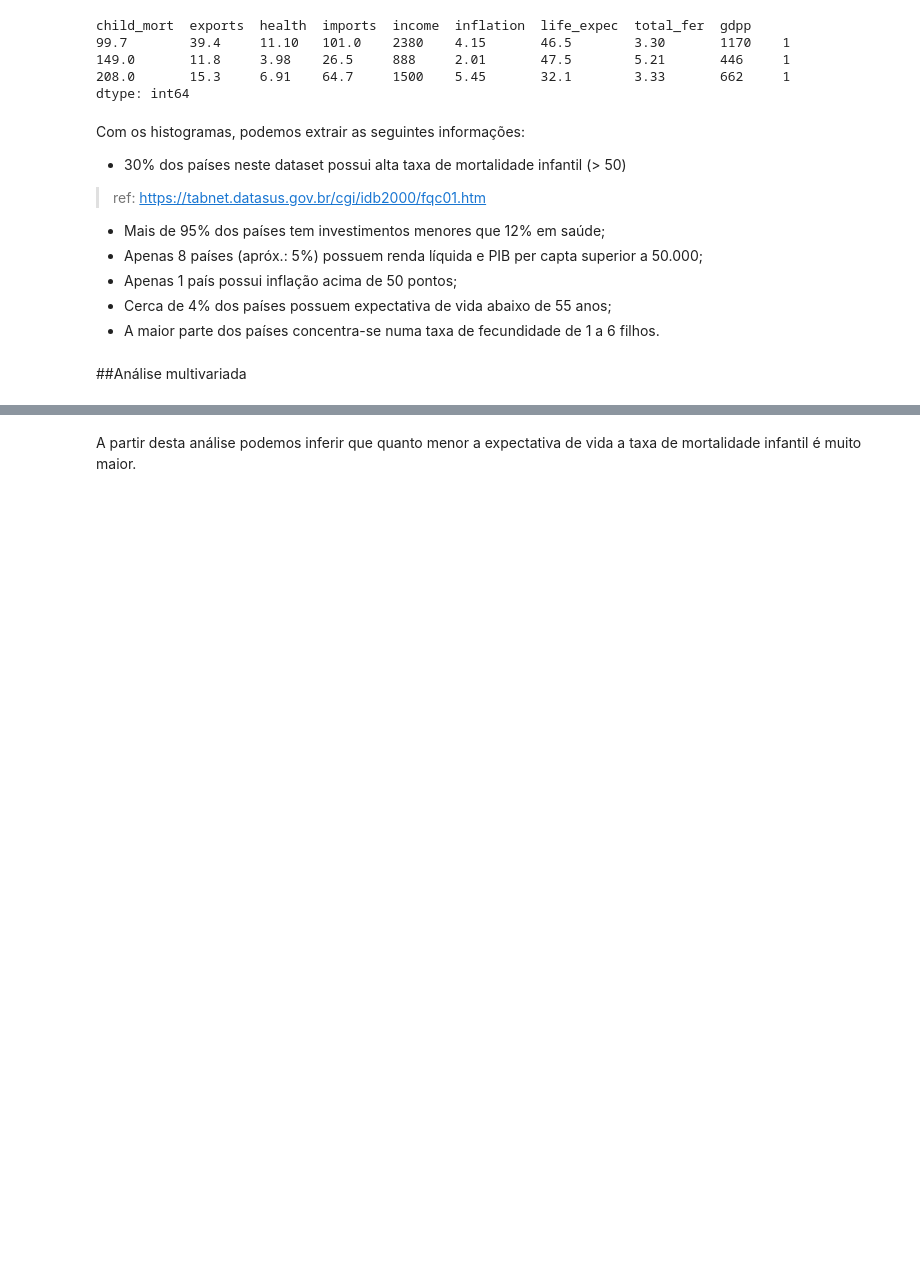
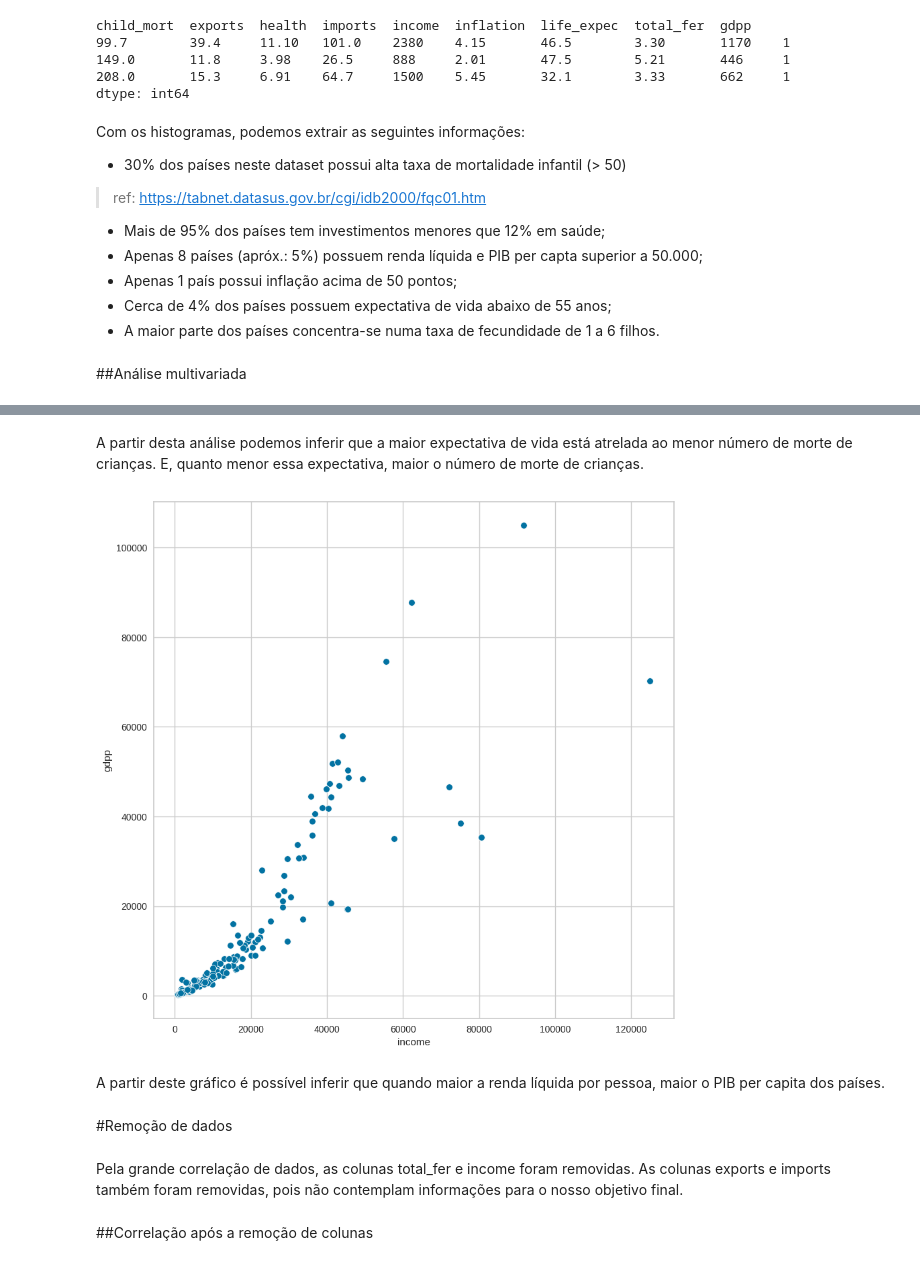
Before and after one commit to GabrielCdev/HELP_International_Analysis, a Jupyter notebook: HELP_International_Analysis.ipynb, the cells around one changed output, grey strips where cells are left out. Drawn from its saved outputs; the diff is of its cells as text; code cells hidden in the pictures; blank space fills up the shorter version.

```diff
--- a/HELP_International_Analysis.ipynb
+++ b/HELP_International_Analysis.ipynb
@@ -186,2 +207,12 @@ plt.show()
 # %% [markdown]
-A partir desta análise podemos inferir que quanto menor a expectativa de vida a taxa de mortalidade infantil é muito maior.
+A partir desta análise podemos inferir que a maior expectativa de vida está atrelada ao menor número de morte de crianças. E, quanto menor essa expectativa, maior o número de morte de crianças.
+# %%
+plt.figure(figsize=(10, 10))
+sns.scatterplot(data=help_df, x='income', y='gdpp')
+plt.show()
+# %% [output]
+[figure, added]
+# %% [markdown]
+A partir deste gráfico é possível inferir que quando maior a renda líquida por pessoa, maior o PIB per capita dos países.
+# %% [markdown]
+#Remoção de dados
@@ -187,0 +221,4 @@ A partir desta análise podemos inferir que quanto menor a expectativa de vida a
+# %% [markdown]
+Pela grande correlação de dados, as colunas total_fer e income foram removidas. As colunas exports e imports também foram removidas, pois não contemplam informações para o nosso objetivo final.
+# %% [markdown]
+##Correlação após a remoção de colunas
```
Also changed, not shown: parts of 38 cells of this notebook.
